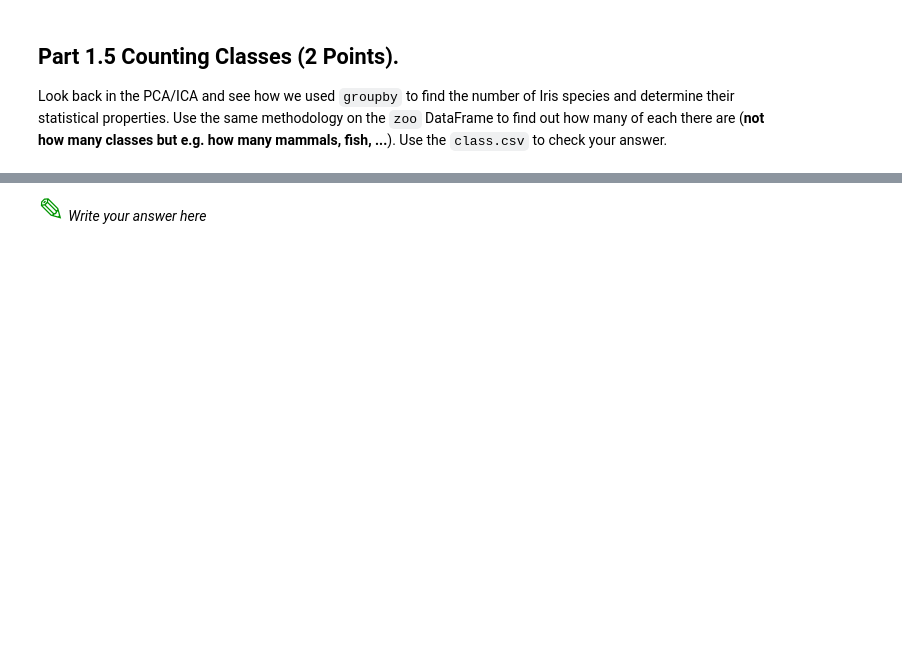
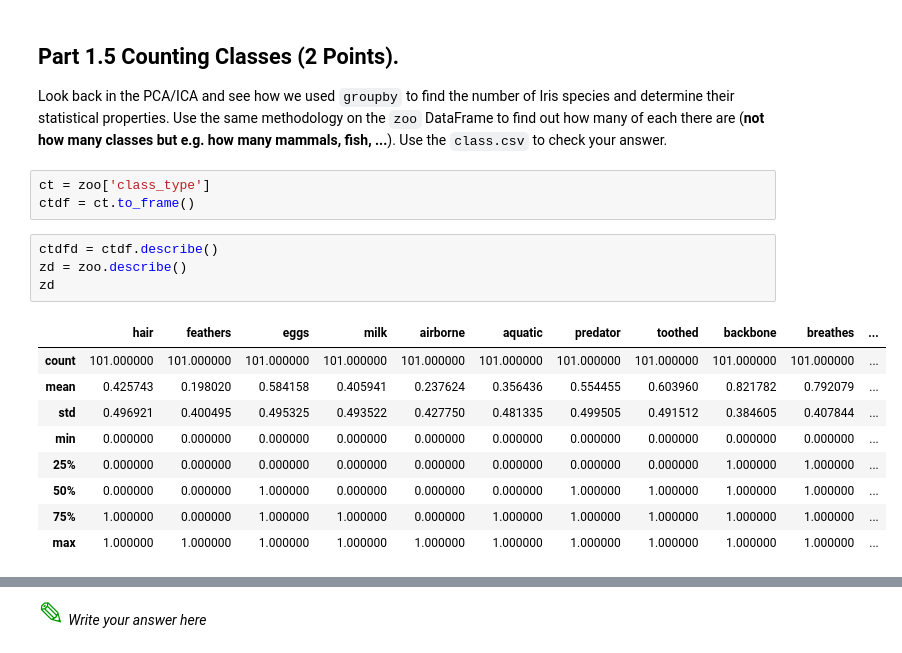
Before and after one commit to JialinQiu/CMSE202-s23-turnin, a Jupyter notebook: hw-02/HW-02_PandasAndObjects-JialinQiu.ipynb, the cells around one changed output, grey strips where cells are left out. Saved outputs shown, nothing was run; the diff lists cells and outputs as text; blank space fills up the shorter version.

```diff
--- a/hw-02/HW-02_PandasAndObjects-JialinQiu.ipynb
+++ b/hw-02/HW-02_PandasAndObjects-JialinQiu.ipynb
@@ -158,3 +158,20 @@ zoo
 ## Part 1.5 Counting Classes (2 Points).
 
 Look back in the PCA/ICA and see how we used `groupby` to find the number of Iris species and determine their statistical properties. Use the same methodology on the `zoo` DataFrame to find out how many of each there are (**not how many classes but e.g. how many mammals, fish, ...**). Use the `class.csv` to check your answer.
+# %%
+ct = zoo['class_type']
+ctdf = ct.to_frame()
+# %%
+ctdfd = ctdf.describe()
+zd = zoo.describe()
+zd
+# %% [output]
+|  | hair | feathers | eggs | milk | airborne | aquatic | predator | toothed | backbone | breathes | ... |
+| count | 101.000000 | 101.000000 | 101.000000 | 101.000000 | 101.000000 | 101.000000 | 101.000000 | 101.000000 | 101.000000 | 101.000000 | ... |
+| mean | 0.425743 | 0.198020 | 0.584158 | 0.405941 | 0.237624 | 0.356436 | 0.554455 | 0.603960 | 0.821782 | 0.792079 | ... |
+| std | 0.496921 | 0.400495 | 0.495325 | 0.493522 | 0.427750 | 0.481335 | 0.499505 | 0.491512 | 0.384605 | 0.407844 | ... |
+| min | 0.000000 | 0.000000 | 0.000000 | 0.000000 | 0.000000 | 0.000000 | 0.000000 | 0.000000 | 0.000000 | 0.000000 | ... |
+| 25% | 0.000000 | 0.000000 | 0.000000 | 0.000000 | 0.000000 | 0.000000 | 0.000000 | 0.000000 | 1.000000 | 1.000000 | ... |
+| 50% | 0.000000 | 0.000000 | 1.000000 | 0.000000 | 0.000000 | 0.000000 | 1.000000 | 1.000000 | 1.000000 | 1.000000 | ... |
+| 75% | 1.000000 | 0.000000 | 1.000000 | 1.000000 | 0.000000 | 1.000000 | 1.000000 | 1.000000 | 1.000000 | 1.000000 | ... |
+| max | 1.000000 | 1.000000 | 1.000000 | 1.000000 | 1.000000 | 1.000000 | 1.000000 | 1.000000 | 1.000000 | 1.000000 | ... |
```
Also changed, not shown: parts of 14 cells of this notebook.
